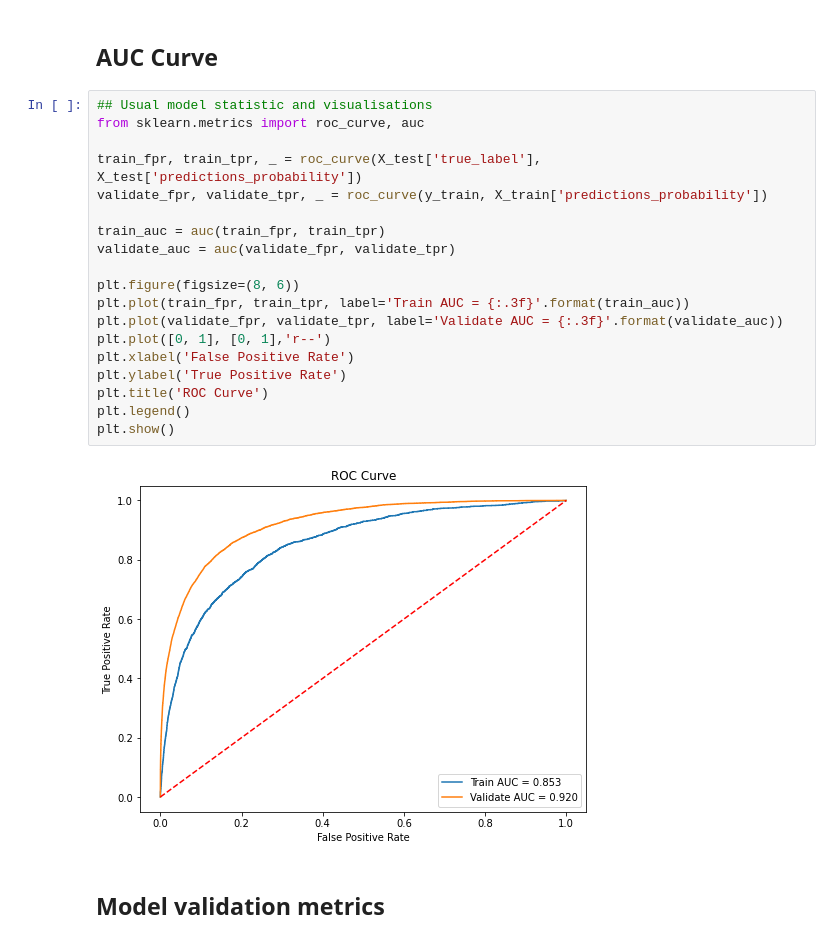
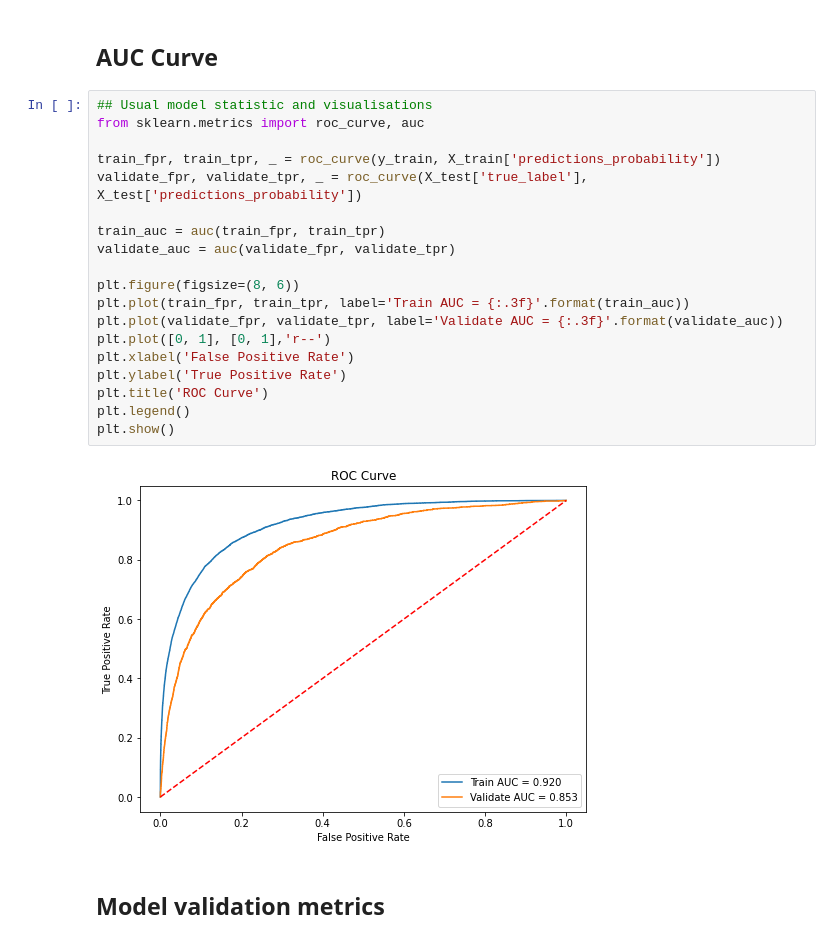
Before and after one commit to adamt0309/Kaggle-Credit-Paidy-technical-exercise, a Jupyter notebook: Code/Exercise v1.ipynb, the cells around one changed output. Saved outputs shown, nothing was run; the diff lists cells and outputs as text.

```diff
--- a/Code/Exercise v1.ipynb
+++ b/Code/Exercise v1.ipynb
@@ -450,24 +440,24 @@ X_train['true_label']=y_train
 # %%
 ## Usual model statistic and visualisations
 from sklearn.metrics import roc_curve, auc
 
-train_fpr, train_tpr, _ = roc_curve(X_test['true_label'], X_test['predictions_probability'])
-validate_fpr, validate_tpr, _ = roc_curve(y_train, X_train['predictions_probability'])
+train_fpr, train_tpr, _ = roc_curve(y_train, X_train['predictions_probability'])
+validate_fpr, validate_tpr, _ = roc_curve(X_test['true_label'], X_test['predictions_probability'])
 
 train_auc = auc(train_fpr, train_tpr)
 validate_auc = auc(validate_fpr, validate_tpr)
 
 plt.figure(figsize=(8, 6))
 plt.plot(train_fpr, train_tpr, label='Train AUC = {:.3f}'.format(train_auc))
 plt.plot(validate_fpr, validate_tpr, label='Validate AUC = {:.3f}'.format(validate_auc))
 plt.plot([0, 1], [0, 1],'r--')
 plt.xlabel('False Positive Rate')
 plt.ylabel('True Positive Rate')
 plt.title('ROC Curve')
 plt.legend()
 plt.show()
 # %% [output]
-[figure, old version]
+[figure, new version]
 # %% [markdown]
 ## Model validation metrics
 # %%
```
Also changed, not shown: parts of 11 cells of this notebook, 2 other files.
